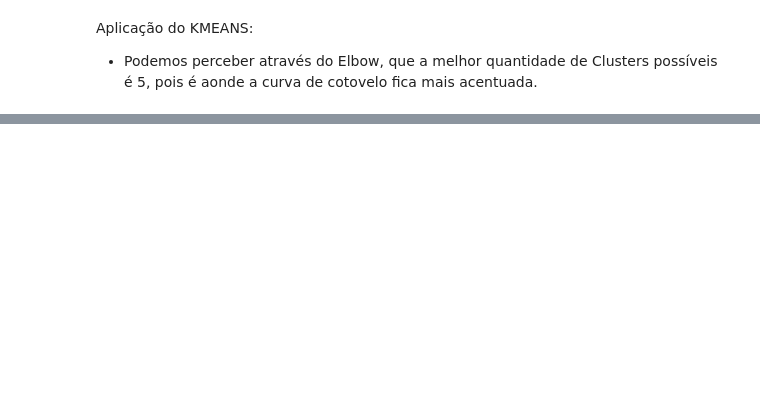
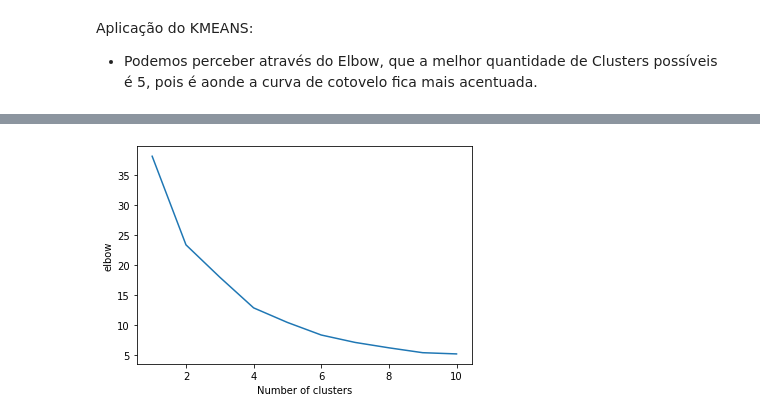
Before and after one commit to brunofaria27/artificial-intelligence, a Jupyter notebook: Agrupamento/ExtraAgrupamento.ipynb, the cells around one changed output, grey strips where cells are left out. Cells and saved outputs as stored; diff of their text form; code cells hidden in the pictures; blank space fills up the shorter version.

```diff
--- a/Agrupamento/ExtraAgrupamento.ipynb
+++ b/Agrupamento/ExtraAgrupamento.ipynb
@@ -128,0 +148,13 @@ Silhouetter Score: 0.554
+# %%
+clustering_data_all = data.iloc[:, 2:5].values
+# %%
+scaler = MinMaxScaler()
+clustering_data_all = scaler.fit_transform(clustering_data_all)
+# %%
+limit = int((clustering_data_all.shape[0] // 2) ** 0.5)
+for k in range(2, limit+1):
+    model = KMeans(n_clusters=k)
+    model.fit(clustering_data_all)
+    pred = model.predict(clustering_data_all)
+    score = silhouette_score(clustering_data_all, pred)
+    print('Silhouette Score k = {}: {:<.3f}'.format(k, score))
@@ -128,0 +170,14 @@ Silhouetter Score: 0.554
+# %%
+# Elbow para descobrir o número de clusters
+elbow = []
+for i in range(1,11):
+    kmeans = KMeans(n_clusters=i, init='k-means++', random_state=42)
+    kmeans.fit(clustering_data_all)
+    elbow.append(kmeans.inertia_)
+# %%
+plt.plot(range(1, 11), elbow)
+plt.xlabel('Number of clusters')
+plt.ylabel('elbow')
+plt.show()
+# %% [output]
+[figure, added]
```
Also changed, not shown: parts of 9 cells of this notebook.
